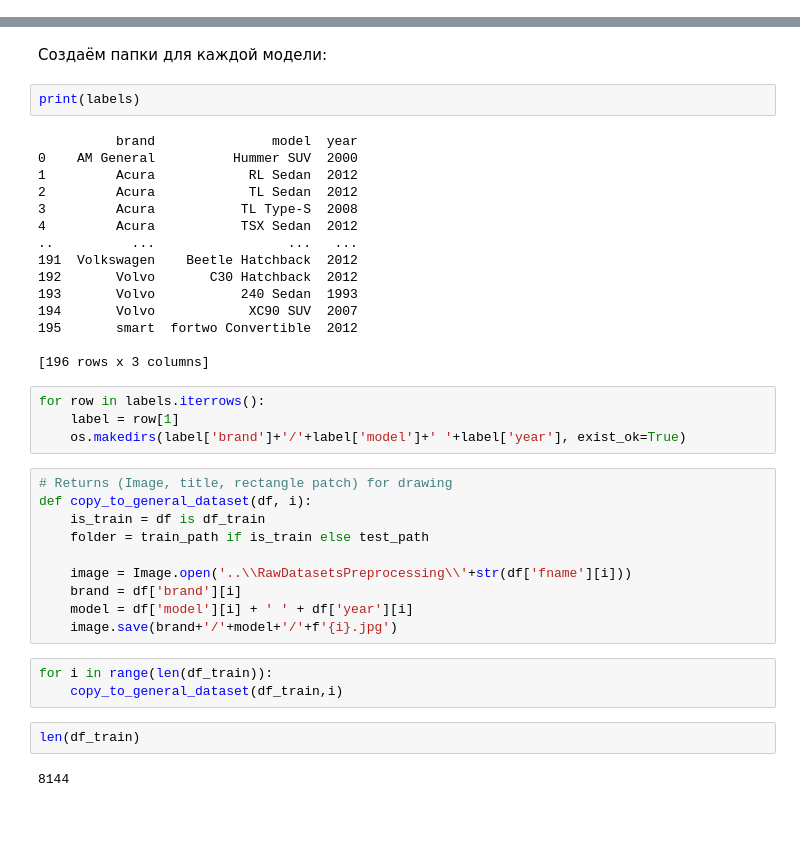
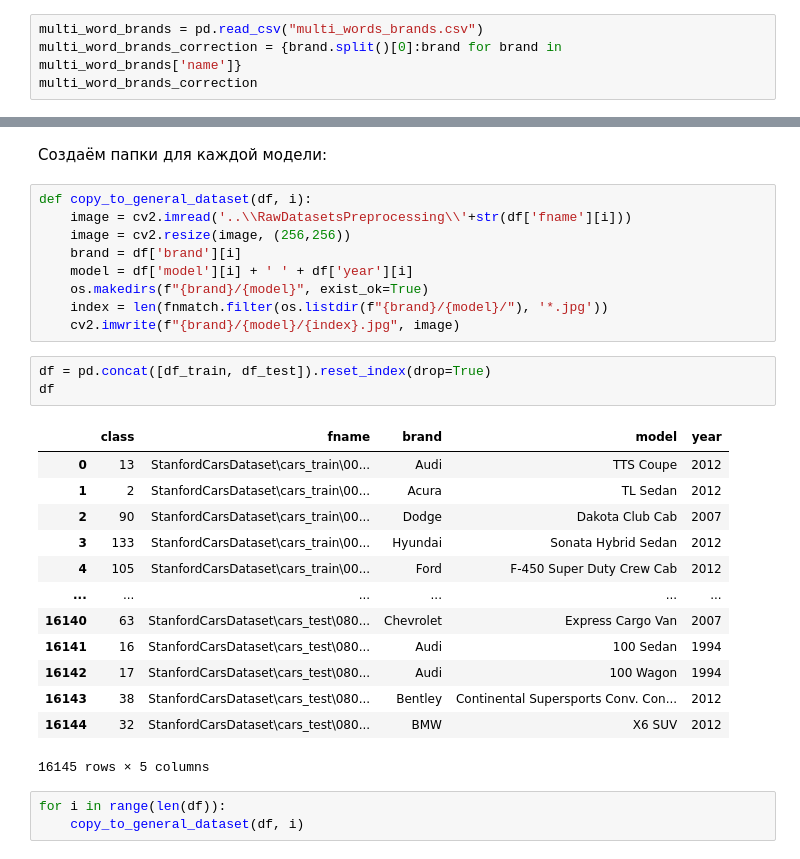
Before and after one commit to Poehavshi/Text2CarsGeneration, a Jupyter notebook: RawDatasetsPreprocessing/create_shards.ipynb, the cells around one changed output, grey strips where cells are left out. Saved outputs shown, nothing was run; the diff lists cells and outputs as text; blank space fills up the shorter version.

Commit message:
Add compcars dataset

```diff
--- a/RawDatasetsPreprocessing/create_shards.ipynb
+++ b/RawDatasetsPreprocessing/create_shards.ipynb
@@ -75,0 +67,4 @@ multi_word_brands_correction
+# %%
+multi_word_brands = pd.read_csv("multi_words_brands.csv")
+multi_word_brands_correction = {brand.split()[0]:brand for brand in multi_word_brands['name']}
+multi_word_brands_correction
@@ -235,41 +253,32 @@ os.getcwd()
 'E:\\Text2CarsGeneration\\Text2CarsGeneration\\CarDataset'
 # %% [markdown]
 Создаём папки для каждой модели:
-# %%
-print(labels)
-# %% [output]
-          brand               model  year
-0    AM General          Hummer SUV  2000
-1         Acura            RL Sedan  2012
-2         Acura            TL Sedan  2012
-3         Acura           TL Type-S  2008
-4         Acura           TSX Sedan  2012
-..          ...                 ...   ...
-191  Volkswagen    Beetle Hatchback  2012
-192       Volvo       C30 Hatchback  2012
-193       Volvo           240 Sedan  1993
-194       Volvo            XC90 SUV  2007
-195       smart  fortwo Convertible  2012
-
-[196 rows x 3 columns]
-# %%
-for row in labels.iterrows():
-    label = row[1]
-    os.makedirs(label['brand']+'/'+label['model']+' '+label['year'], exist_ok=True)
 # %%
-# Returns (Image, title, rectangle patch) for drawing
 def copy_to_general_dataset(df, i):
-    is_train = df is df_train
-    folder = train_path if is_train else test_path
-
-    image = Image.open('..\\RawDatasetsPreprocessing\\'+str(df['fname'][i]))
+    image = cv2.imread('..\\RawDatasetsPreprocessing\\'+str(df['fname'][i]))
+    image = cv2.resize(image, (256,256))
     brand = df['brand'][i]
     model = df['model'][i] + ' ' + df['year'][i]
-    image.save(brand+'/'+model+'/'+f'{i}.jpg')
+    os.makedirs(f"{brand}/{model}", exist_ok=True)
+    index = len(fnmatch.filter(os.listdir(f"{brand}/{model}/"), '*.jpg'))
+    cv2.imwrite(f"{brand}/{model}/{index}.jpg", image)
+# %%
+df = pd.concat([df_train, df_test]).reset_index(drop=True)
+df
+# %% [output]
+|  | class | fname | brand | model | year |
+| 0 | 13 | StanfordCarsDataset\cars_train\00... | Audi | TTS Coupe | 2012 |
+| 1 | 2 | StanfordCarsDataset\cars_train\00... | Acura | TL Sedan | 2012 |
+| 2 | 90 | StanfordCarsDataset\cars_train\00... | Dodge | Dakota Club Cab | 2007 |
+| 3 | 133 | StanfordCarsDataset\cars_train\00... | Hyundai | Sonata Hybrid Sedan | 2012 |
+| 4 | 105 | StanfordCarsDataset\cars_train\00... | Ford | F-450 Super Duty Crew Cab | 2012 |
+| ... | ... | ... | ... | ... | ... |
+| 16140 | 63 | StanfordCarsDataset\cars_test\080... | Chevrolet | Express Cargo Van | 2007 |
+| 16141 | 16 | StanfordCarsDataset\cars_test\080... | Audi | 100 Sedan | 1994 |
+| 16142 | 17 | StanfordCarsDataset\cars_test\080... | Audi | 100 Wagon | 1994 |
+| 16143 | 38 | StanfordCarsDataset\cars_test\080... | Bentley | Continental Supersports Conv. Con... | 2012 |
+| 16144 | 32 | StanfordCarsDataset\cars_test\080... | BMW | X6 SUV | 2012 |
+16145 rows × 5 columns
 # %%
-for i in range(len(df_train)):
-    copy_to_general_dataset(df_train,i)
+for i in range(len(df)):
+    copy_to_general_dataset(df, i)
-# %%
-len(df_train)
-# %% [output]
-8144
```
Also changed, not shown: parts of 20 cells of this notebook, 2 other files.
